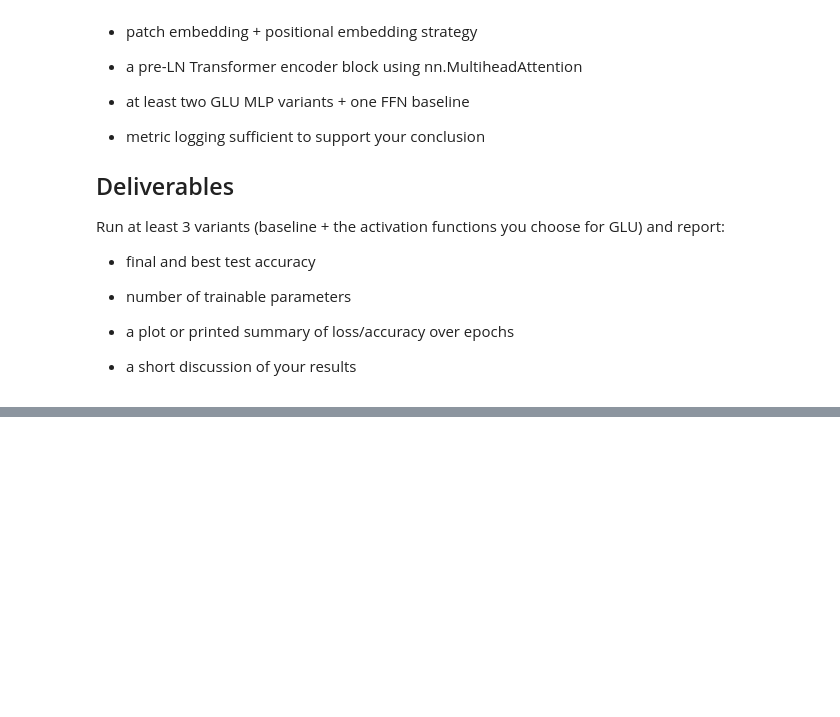
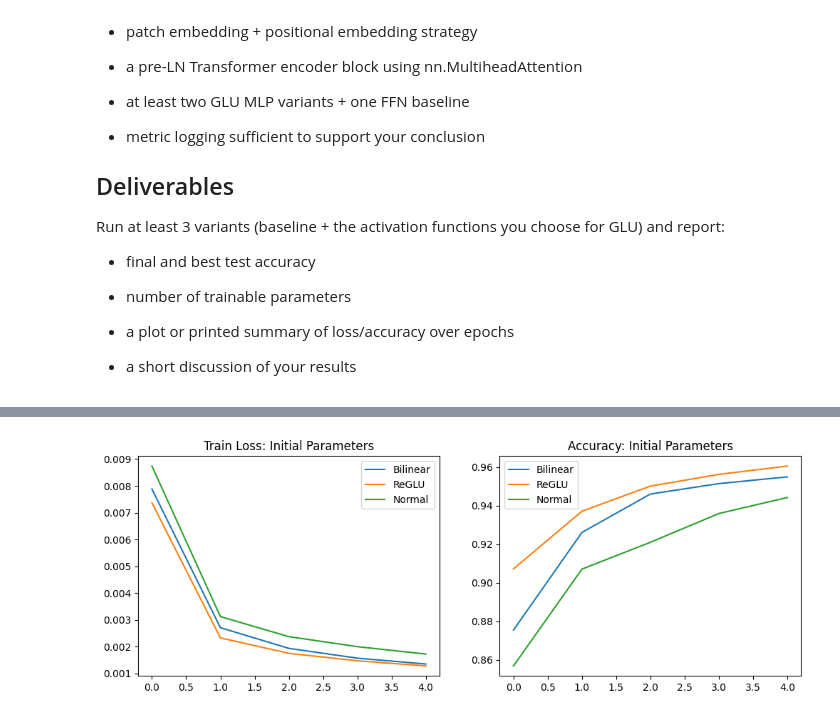
Before and after one commit to pectumesor/ethz-course-2026, a Jupyter notebook: hw1_pytorch_tutorial/src/ex4.ipynb, the cells around one changed output, grey strips where cells are left out. Drawn from its saved outputs; the diff is of its cells as text; code cells hidden in the pictures; blank space fills up the shorter version.

```diff
--- a/hw1_pytorch_tutorial/src/ex4.ipynb
+++ b/hw1_pytorch_tutorial/src/ex4.ipynb
@@ -129,6 +121,6 @@ class PositionalEmbedding(nn.Module):
 
     def forward(self, x: torch.Tensor) -> torch.Tensor:
         # TODO: implement
-        positions = torch.arange(start=0, end=self.num_tokens, step=1)
+        positions = torch.arange(start=0, end=self.num_tokens, step=1, dtype=torch.long, device=x.device)
         embed = self.embed(positions)
         return x + embed
@@ -234,7 +264,7 @@ class TrainConfig:
     epochs: int = 3
     lr: float = 3e-4
     weight_decay: float = 0.01
-    device: str = "cpu"  # set "cuda" if available
+    device: str = "cuda" if torch.cuda.is_available() else "mps" if torch.backends.mps.is_available() else "cpu" # set "cuda" if available
 # %%
 def train_one_run(
     mlp_kind: str,
@@ -286,6 +324,8 @@ def train_one_run(
     }
 # %%
-cfg = TrainConfig(seed=0, batch_size=128, epochs=5, lr=3e-4, weight_decay=0.01, device="cpu")
+cfg = TrainConfig(seed=0, batch_size=128, epochs=5, lr=3e-4, weight_decay=0.01)
+
+print(f"Our device is: {cfg.device} ")
 
 tfm = transforms.Compose([transforms.ToTensor()])
 
@@ -303,8 +343,9 @@ n_layers = 2
 d_ff = 256
 dropout = 0.1
 
-runs = [] # TODO: Name your runs
+runs = ["Bilinear", "ReGLU", "Normal"] # TODO: Name your runs
 results = []
+models = []
 
 for kind in runs:
     model = TinyViT(
@@ -316,7 +357,10 @@ for kind in runs:
         dropout=dropout,
         mlp_kind=kind,
     )
+
+    models.append((kind, model))
+
     # TODO: print anything you might want here
     print(f"\nRun: {kind} | " )
     out = train_one_run(kind, model, train_loader, test_loader, cfg)
-    results.append(out)
+    results.append((kind,out))
@@ -322,0 +370,6 @@ for kind in runs:
+# %%
+from torchinfo import summary
+
+for kind, model in models:
+    print(f" ======= ARCHITECTURE INFORMATION ABOUT: {kind} ======= \n")
+    print(summary(model, input_size=(1,1,28,28)))
@@ -322,0 +394,20 @@ for kind in runs:
+# %%
+# --- Curve Plot --- #
+import matplotlib.pyplot as plt
+import numpy as np
+
+fig, (ax_train, ax_acc) = plt.subplots(1, 2, figsize=(12, 4))
+
+for kind, result in results:
+    ax_train.plot(result['Train Losses'], label=kind)
+    ax_acc.plot(result['Accuracies'], label=kind)
+
+ax_train.set_title("Train Loss: Initial Parameters")
+ax_acc.set_title("Accuracy: Initial Parameters")
+
+ax_train.legend()
+ax_acc.legend()
+
+plt.show()
+# %% [output]
+[figure, added]
```
Also changed, not shown: parts of 9 cells of this notebook, 3 other files.
